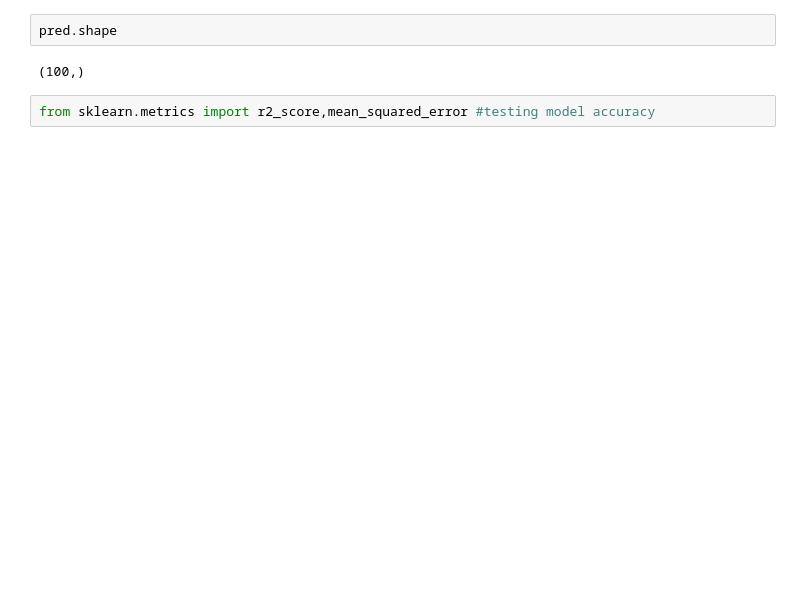
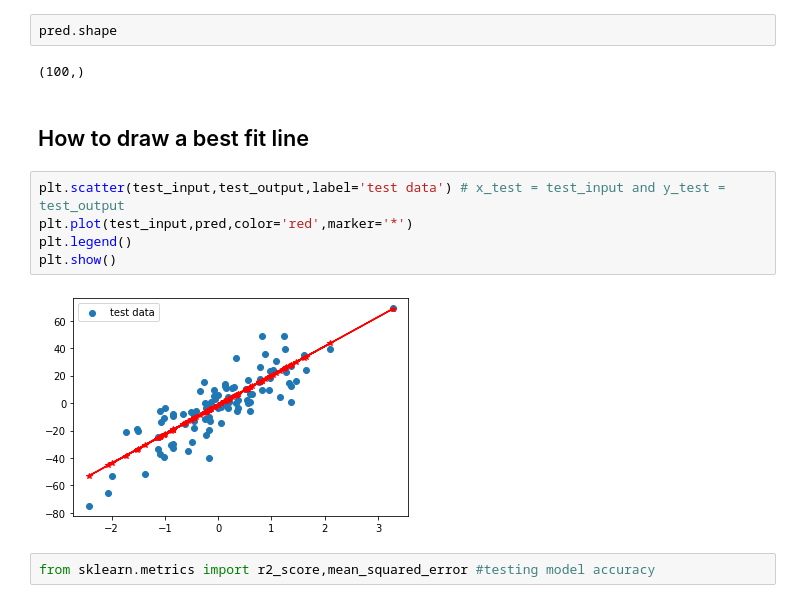
Before and after one commit to aryan68125/Prutor-AI-ML, a Jupyter notebook: Simple Linear Regression.ipynb, the cells around one changed output. Drawn from its saved outputs; the diff is of its cells as text; blank space fills up the shorter version.

```diff
--- a/Simple Linear Regression.ipynb
+++ b/Simple Linear Regression.ipynb
@@ -296,6 +308,15 @@ array([  9.12858318,  15.68710705,  21.73778943, -26.4100227 ,
 pred.shape
 # %% [output]
 (100,)
+# %% [markdown]
+## How to draw a best fit line
+# %%
+plt.scatter(test_input,test_output,label='test data') # x_test = test_input and y_test = test_output
+plt.plot(test_input,pred,color='red',marker='*')
+plt.legend()
+plt.show()
+# %% [output]
+[figure, added]
 # %%
 from sklearn.metrics import r2_score,mean_squared_error #testing model accuracy
 # %%
```
Also changed, not shown: parts of 26 cells of this notebook.
